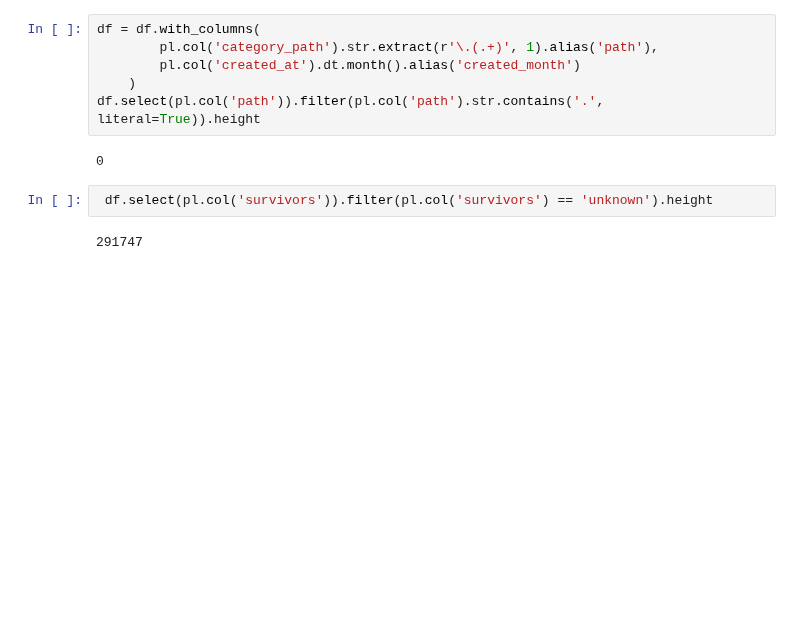
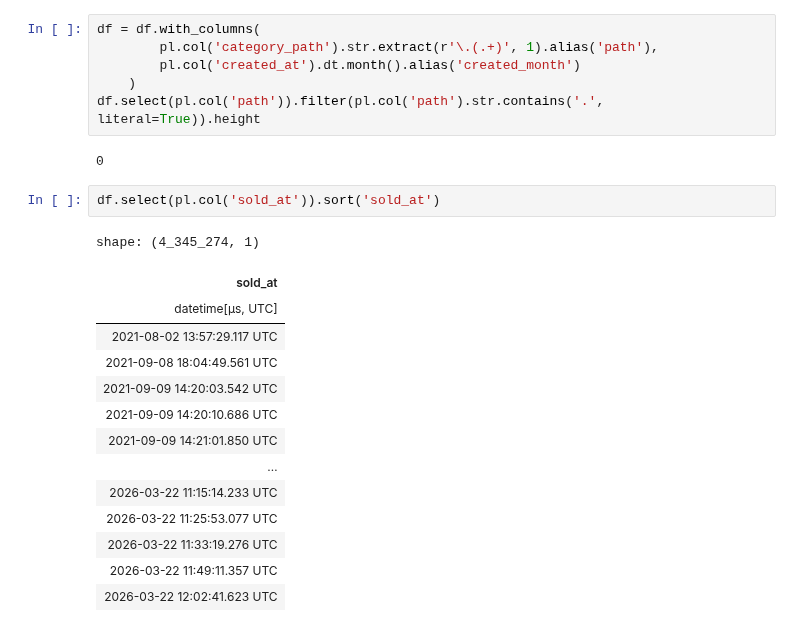
Before and after one commit to mononoawaree/GrailedDataAnalysis, a Jupyter notebook: notebooks/Cleaning.ipynb, the cells around one changed output. Drawn from its saved outputs; the diff is of its cells as text; blank space fills up the shorter version.

```diff
--- a/notebooks/Cleaning.ipynb
+++ b/notebooks/Cleaning.ipynb
@@ -307,6 +307,19 @@ df.select(pl.col('path')).filter(pl.col('path').str.contains('.', literal=True))
 # %% [output]
 0
 # %%
- df.select(pl.col('survivors')).filter(pl.col('survivors') == 'unknown').height
+df.select(pl.col('sold_at')).sort('sold_at')
 # %% [output]
-291747
+shape: (4_345_274, 1)
+| sold_at |
+| datetime[μs, UTC] |
+| 2021-08-02 13:57:29.117 UTC |
+| 2021-09-08 18:04:49.561 UTC |
+| 2021-09-09 14:20:03.542 UTC |
+| 2021-09-09 14:20:10.686 UTC |
+| 2021-09-09 14:21:01.850 UTC |
+| … |
+| 2026-03-22 11:15:14.233 UTC |
+| 2026-03-22 11:25:53.077 UTC |
+| 2026-03-22 11:33:19.276 UTC |
+| 2026-03-22 11:49:11.357 UTC |
+| 2026-03-22 12:02:41.623 UTC |
```
Also changed, not shown: parts of 1 cell of this notebook, 4 other files.
